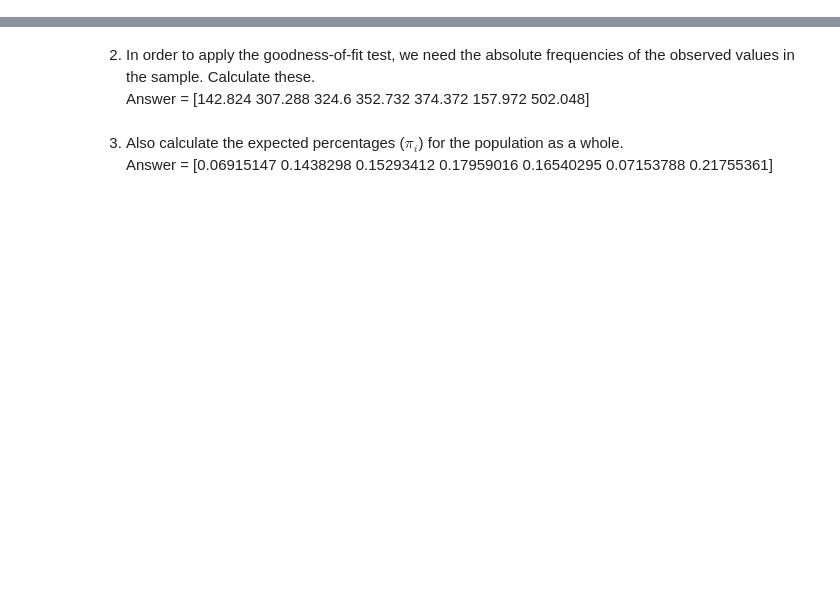
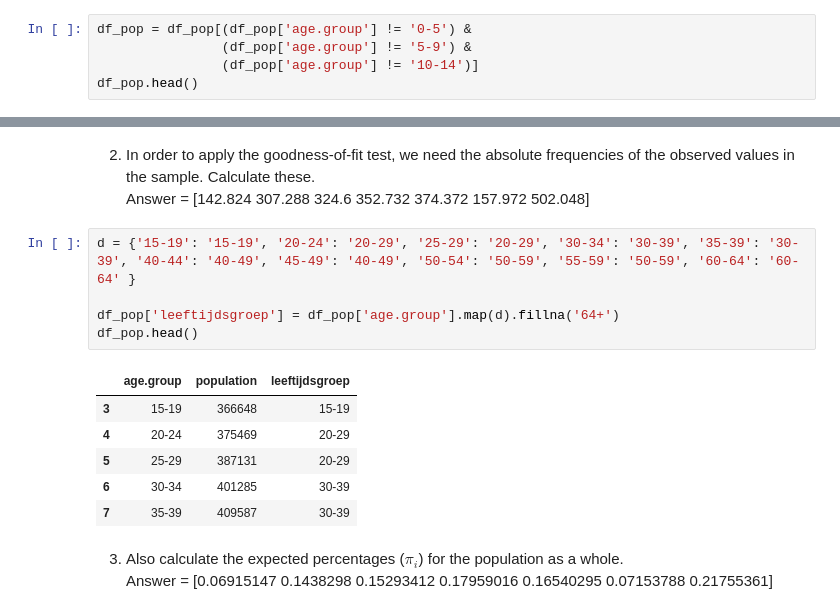
Before and after one commit to Kobe-Sapijn/dsai-labs, a Jupyter notebook: 4-bivariate-qual/lab-4.07-digimeter-sample.ipynb, the cells around one changed output, grey strips where cells are left out. Cells and saved outputs as stored; diff of their text form; blank space fills up the shorter version.

```diff
--- a/4-bivariate-qual/lab-4.07-digimeter-sample.ipynb
+++ b/4-bivariate-qual/lab-4.07-digimeter-sample.ipynb
@@ -74,3 +61,8 @@ leeftijd_belstat
 1. The table with age data for the Flemish population as a whole has more categories than the one used in the Digimeter. Make a summary so that you have the same categories as those of the Digimeter.
 
 ![image.png](embedded-picture-1)
+# %%
+df_pop = df_pop[(df_pop['age.group'] != '0-5') &
+                (df_pop['age.group'] != '5-9') &
+                (df_pop['age.group'] != '10-14')]
+df_pop.head()
@@ -79,4 +78,16 @@ leeftijd_belstat
 Answer = [142.824 307.288 324.6   352.732 374.372 157.972 502.048]
+# %%
+d = {'15-19': '15-19', '20-24': '20-29', '25-29': '20-29', '30-34': '30-39', '35-39': '30-39', '40-44': '40-49', '45-49': '40-49', '50-54': '50-59', '55-59': '50-59', '60-64': '60-64' }
+
+df_pop['leeftijdsgroep'] = df_pop['age.group'].map(d).fillna('64+')
+df_pop.head()
+# %% [output]
+|  | age.group | population | leeftijdsgroep |
+| 3 | 15-19 | 366648 | 15-19 |
+| 4 | 20-24 | 375469 | 20-29 |
+| 5 | 25-29 | 387131 | 20-29 |
+| 6 | 30-34 | 401285 | 30-39 |
+| 7 | 35-39 | 409587 | 30-39 |
 # %% [markdown]
 3. Also calculate the expected percentages ($\pi_i$) for the population as a whole.
 Answer = [0.06915147 0.1438298  0.15293412 0.17959016 0.16540295 0.07153788
```
Also changed, not shown: parts of 9 cells of this notebook.
